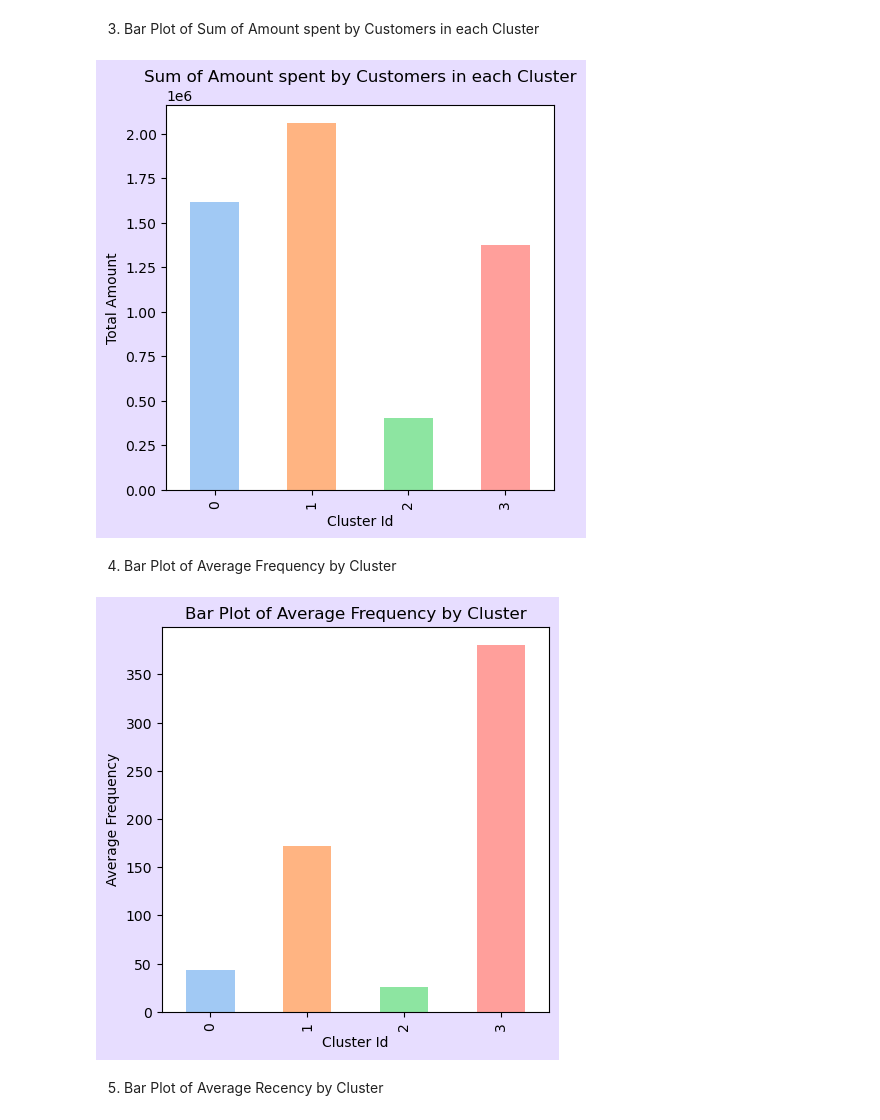
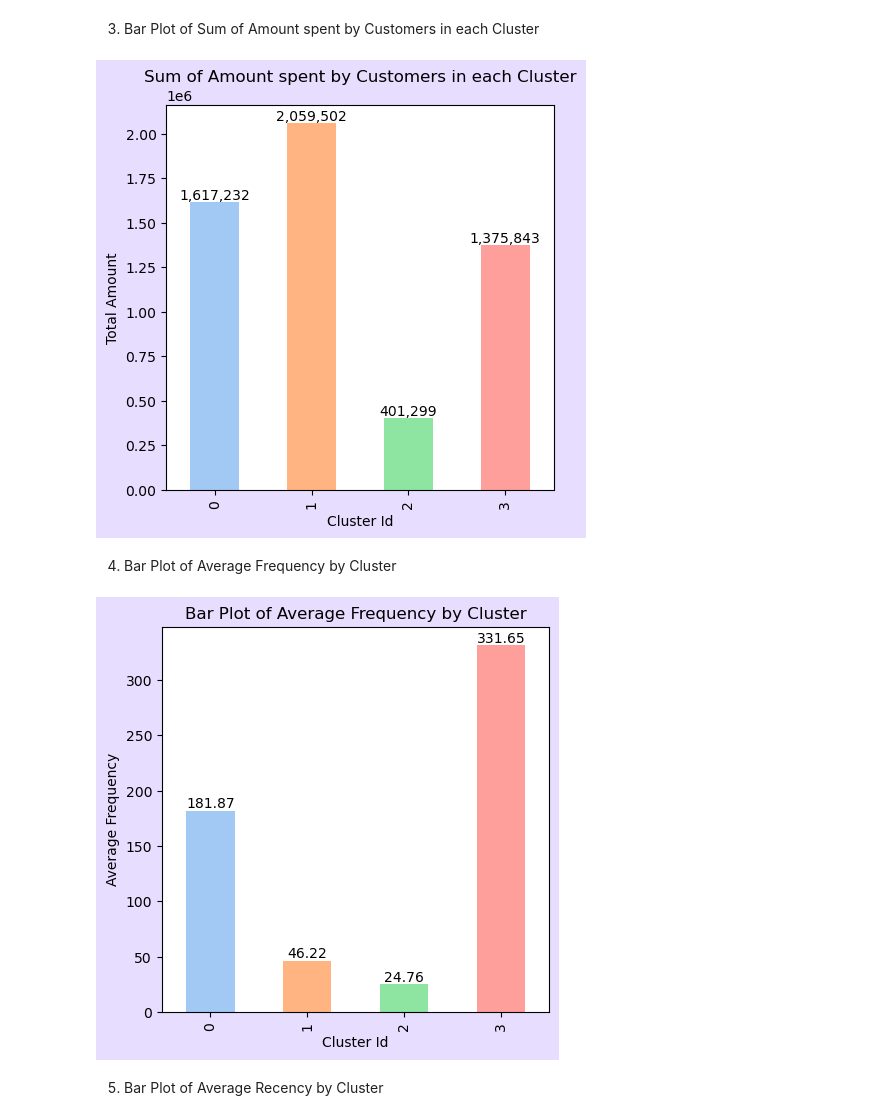
Before and after one commit to Ishant2104/Customer-Segmentation, a Jupyter notebook: Jupyter notebook with cleaned data (normalized) - Features, and Engineered features - Ishant Cane.ipynb, the cells around one changed output. Cells and saved outputs as stored; diff of their text form; code cells hidden in the pictures.

```diff
--- a/Jupyter notebook with cleaned data (normalized) - Features, and Engineered features - Ishant Cane.ipynb
+++ b/Jupyter notebook with cleaned data (normalized) - Features, and Engineered features - Ishant Cane.ipynb
@@ -433,6 +445,6 @@ grouped_df = grouped_df[(grouped_df.Recency >= Q1 - 1.5 * IQR) & (grouped_df.Rec
 * ## Rescaling the Data
 # %%
 # First taking the columns to rescale
-rfm_df = grouped_df[['Amount', 'Frequency', 'Recency']]
+rfm_df = grouped_df[['Amount', 'Frequency', 'Recency', 'Quantity']]
 rfm_df.head()
 # %% [output]
@@ -469,6 +481,6 @@ rfm_df_scaled.shape
 We have now a 3d array. We need to convert it back to dataframe.
 # %%
 rfm_df_scaled = pd.DataFrame(rfm_df_scaled)
-rfm_df_scaled.columns = ['Amount', 'Frequency', 'Recency']
+rfm_df_scaled.columns = ['Amount', 'Frequency', 'Recency', 'Quantity']
 rfm_df_scaled.head()
 # %% [output]
@@ -643,5 +692,9 @@ grouped_df.groupby('Cluster_Id')['Amount'].mean().plot(kind='bar', color=sns.col
 plt.title('Bar Plot of Average Amount by Cluster')
 plt.xlabel('Cluster Id')
 plt.ylabel('Average Amount')
+
+avg_amount = grouped_df.groupby('Cluster_Id')['Amount'].mean()
+for i in range(len(avg_amount)):
+    plt.text(i, avg_amount[i], f'{avg_amount[i]:,.0f}', ha='center', va='bottom')
 plt.show()
 # %% [output]
@@ -654,20 +707,28 @@ grouped_df.groupby('Cluster_Id')['Amount'].sum().plot(kind='bar', color=sns.colo
 plt.title('Sum of Amount spent by Customers in each Cluster')
 plt.xlabel('Cluster Id')
 plt.ylabel('Total Amount')
+
+sum_amount = grouped_df.groupby('Cluster_Id')['Amount'].sum()
+for i in range(len(sum_amount)):
+    plt.text(i, sum_amount[i], f'{sum_amount[i]:,.0f}', ha='center', va='bottom')
 plt.show()
 # %% [output]
-[figure, old version]
+[figure, new version]
 # %% [markdown]
 4. Bar Plot of Average Frequency by Cluster
 # %%
 plt.figure(figsize=(5,5),facecolor='#E7DDFF')
 grouped_df.groupby('Cluster_Id')['Frequency'].mean().plot(kind='bar', color=sns.color_palette('pastel', n_colors=len(grouped_df['Cluster_Id'].unique())))
 plt.title('Bar Plot of Average Frequency by Cluster')
 plt.xlabel('Cluster Id')
 plt.ylabel('Average Frequency')
+
+avg_frequency = grouped_df.groupby('Cluster_Id')['Frequency'].mean()
+for i in range(len(avg_frequency)):
+    plt.text(i, avg_frequency[i], round(avg_frequency[i], 2), ha='center', va='bottom')
 plt.show()
 # %% [output]
-[figure, old version]
+[figure, new version]
 # %% [markdown]
 5. Bar Plot of Average Recency by Cluster
 # %%
```
Also changed, not shown: parts of 31 cells of this notebook, 2 other files.
